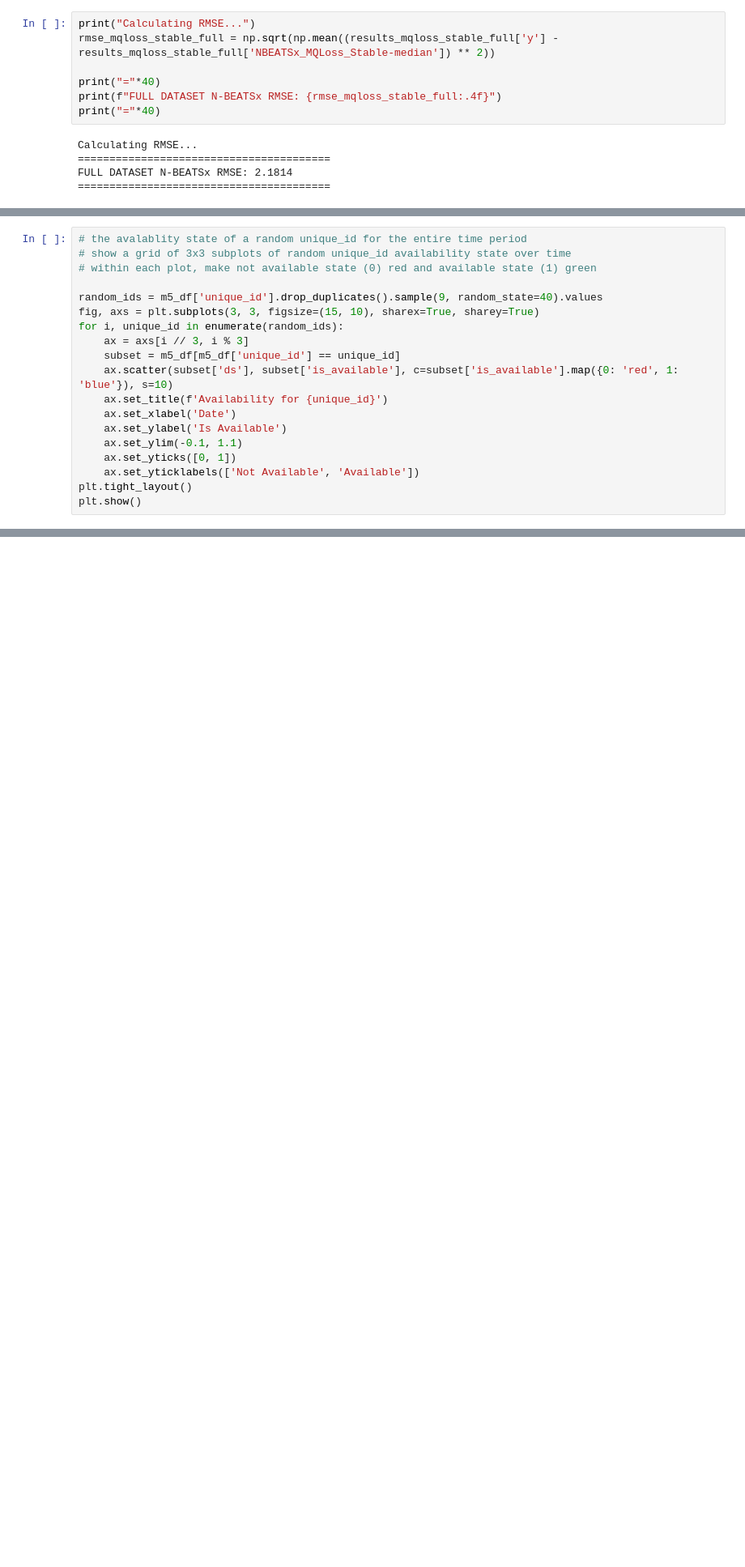
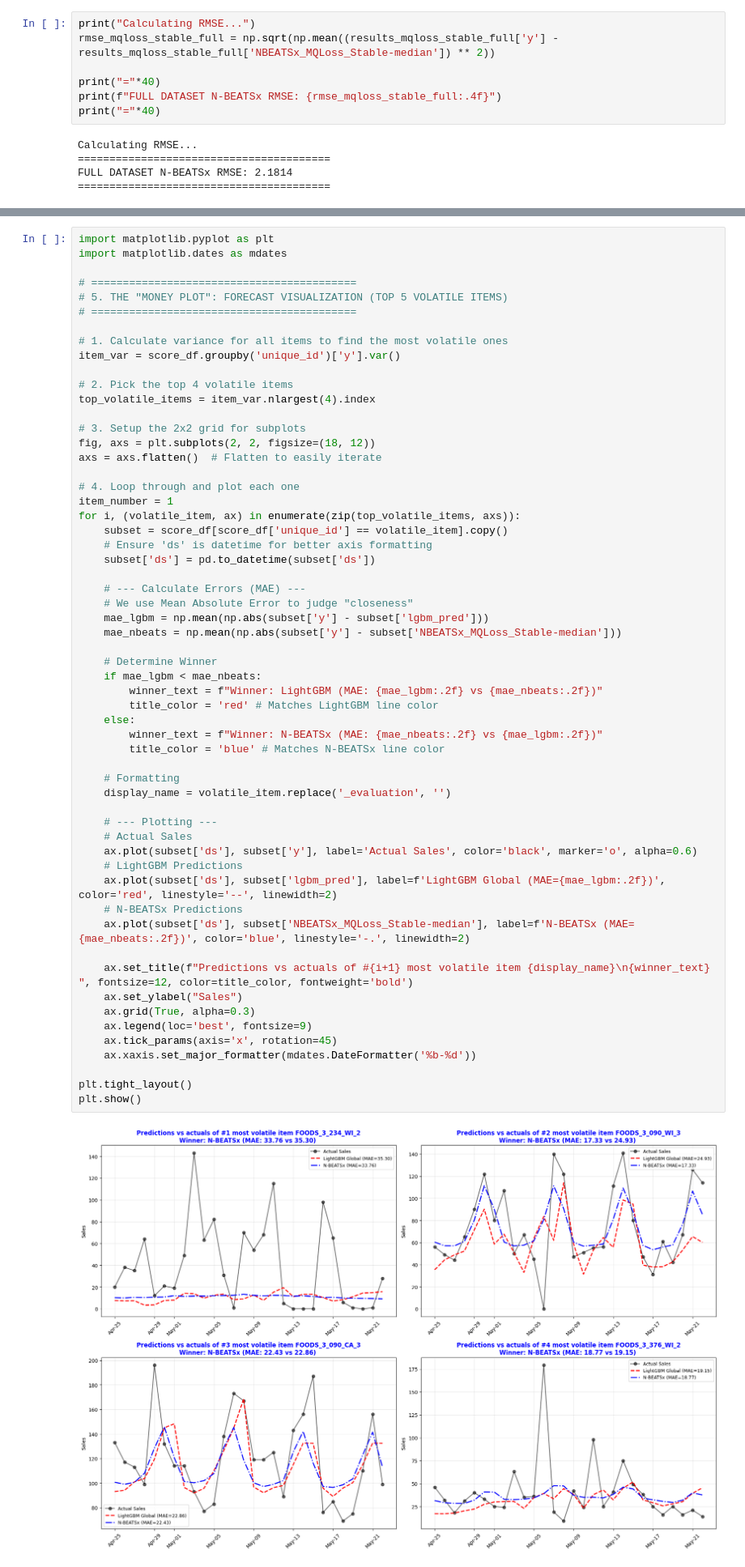
Before and after one commit to Zak-Las/Walmart-Demand-Forcasting, a Jupyter notebook: Notebooks/02_global_scale.ipynb, the cells around one changed output, grey strips where cells are left out. Shown at 81% size. Drawn from its saved outputs; the diff is of its cells as text; blank space fills up the shorter version.

```diff
--- a/Notebooks/02_global_scale.ipynb
+++ b/Notebooks/02_global_scale.ipynb
@@ -1424,19 +882,0 @@ plt.show()
-# %%
-# the avalablity state of a random unique_id for the entire time period
-# show a grid of 3x3 subplots of random unique_id availability state over time
-# within each plot, make not available state (0) red and available state (1) green
-
-random_ids = m5_df['unique_id'].drop_duplicates().sample(9, random_state=40).values
-fig, axs = plt.subplots(3, 3, figsize=(15, 10), sharex=True, sharey=True)
-for i, unique_id in enumerate(random_ids):
-    ax = axs[i // 3, i % 3]
-    subset = m5_df[m5_df['unique_id'] == unique_id]
-    ax.scatter(subset['ds'], subset['is_available'], c=subset['is_available'].map({0: 'red', 1: 'blue'}), s=10)
-    ax.set_title(f'Availability for {unique_id}')
-    ax.set_xlabel('Date')
-    ax.set_ylabel('Is Available')
-    ax.set_ylim(-0.1, 1.1)
-    ax.set_yticks([0, 1])
-    ax.set_yticklabels(['Not Available', 'Available'])
-plt.tight_layout()
-plt.show()
@@ -1520,0 +996,60 @@ print(f"LightGBM:  {wrmsse_lgbm:.4f}")
+# %%
+import matplotlib.pyplot as plt
+import matplotlib.dates as mdates
+
+# ==========================================
+# 5. THE "MONEY PLOT": FORECAST VISUALIZATION (TOP 5 VOLATILE ITEMS)
+# ==========================================
+
+# 1. Calculate variance for all items to find the most volatile ones
+item_var = score_df.groupby('unique_id')['y'].var()
+
+# 2. Pick the top 4 volatile items
+top_volatile_items = item_var.nlargest(4).index
+
+# 3. Setup the 2x2 grid for subplots
+fig, axs = plt.subplots(2, 2, figsize=(18, 12))
+axs = axs.flatten()  # Flatten to easily iterate
+
+# 4. Loop through and plot each one
+item_number = 1
+for i, (volatile_item, ax) in enumerate(zip(top_volatile_items, axs)):
+    subset = score_df[score_df['unique_id'] == volatile_item].copy()
+    # Ensure 'ds' is datetime for better axis formatting
+    subset['ds'] = pd.to_datetime(subset['ds'])
+
+    # --- Calculate Errors (MAE) ---
+    # We use Mean Absolute Error to judge "closeness"
+    mae_lgbm = np.mean(np.abs(subset['y'] - subset['lgbm_pred']))
+    mae_nbeats = np.mean(np.abs(subset['y'] - subset['NBEATSx_MQLoss_Stable-median']))
+
+    # Determine Winner
+    if mae_lgbm < mae_nbeats:
+        winner_text = f"Winner: LightGBM (MAE: {mae_lgbm:.2f} vs {mae_nbeats:.2f})"
+        title_color = 'red' # Matches LightGBM line color
+    else:
+        winner_text = f"Winner: N-BEATSx (MAE: {mae_nbeats:.2f} vs {mae_lgbm:.2f})"
+        title_color = 'blue' # Matches N-BEATSx line color
+
+    # Formatting
+    display_name = volatile_item.replace('_evaluation', '')
+
+    # --- Plotting ---
+    # Actual Sales
+    ax.plot(subset['ds'], subset['y'], label='Actual Sales', color='black', marker='o', alpha=0.6)
+    # LightGBM Predictions
+    ax.plot(subset['ds'], subset['lgbm_pred'], label=f'LightGBM Global (MAE={mae_lgbm:.2f})', color='red', linestyle='--', linewidth=2)
+    # N-BEATSx Predictions
+    ax.plot(subset['ds'], subset['NBEATSx_MQLoss_Stable-median'], label=f'N-BEATSx (MAE={mae_nbeats:.2f})', color='blue', linestyle='-.', linewidth=2)
+
+    ax.set_title(f"Predictions vs actuals of #{i+1} most volatile item {display_name}\n{winner_text} ", fontsize=12, color=title_color, fontweight='bold')
+    ax.set_ylabel("Sales")
+    ax.grid(True, alpha=0.3)
+    ax.legend(loc='best', fontsize=9)
+    ax.tick_params(axis='x', rotation=45)
+    ax.xaxis.set_major_formatter(mdates.DateFormatter('%b-%d'))
+
+plt.tight_layout()
+plt.show()
+# %% [output]
+[figure, added]
```
Also changed, not shown: parts of 78 cells of this notebook, 3 other files.
